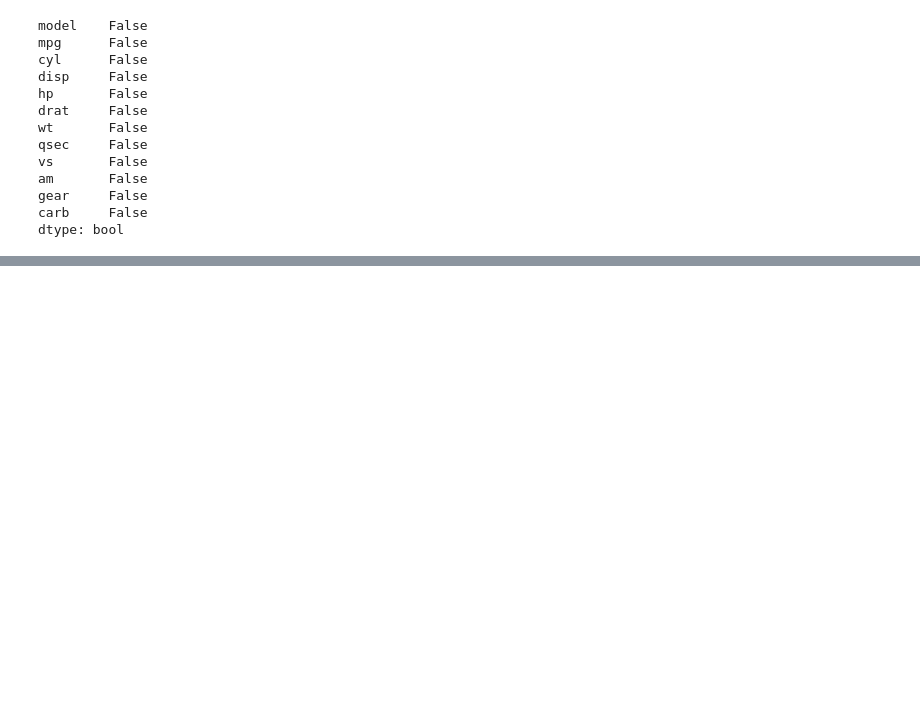
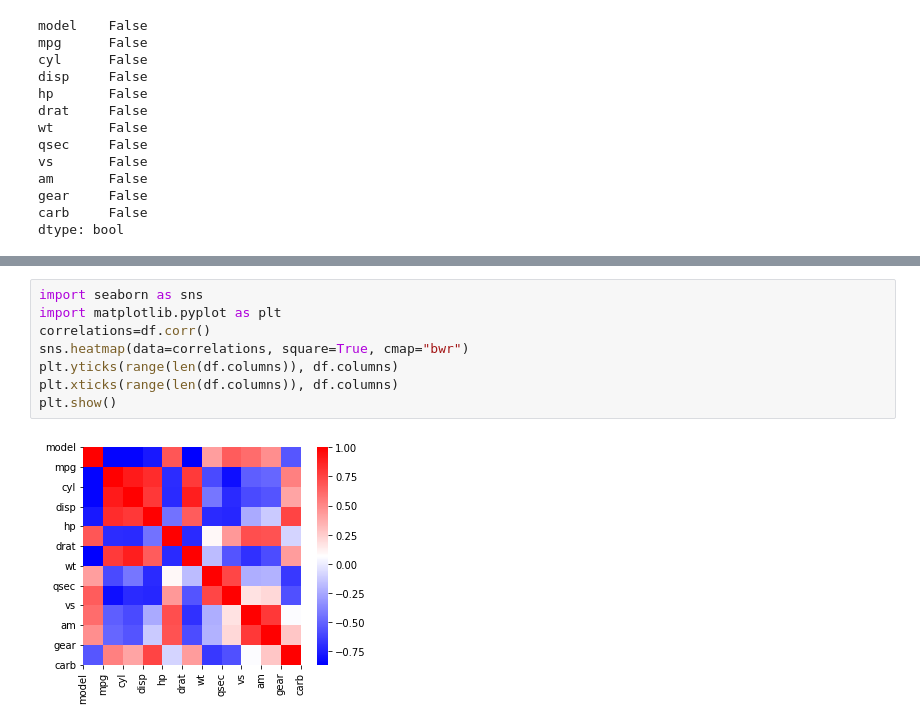
Before and after one commit to mrazzaqe/Machine-Learing, a Jupyter notebook: mtcardataset.ipynb, the cells around one changed output, grey strips where cells are left out. Cells and saved outputs as stored; diff of their text form; blank space fills up the shorter version.

```diff
--- a/mtcardataset.ipynb
+++ b/mtcardataset.ipynb
@@ -186,0 +221,10 @@ dtype: bool
+# %%
+import seaborn as sns
+import matplotlib.pyplot as plt
+correlations=df.corr()
+sns.heatmap(data=correlations, square=True, cmap="bwr")
+plt.yticks(range(len(df.columns)), df.columns)
+plt.xticks(range(len(df.columns)), df.columns)
+plt.show()
+# %% [output]
+[figure, added]
```
Also changed, not shown: parts of 5 cells of this notebook, 4 other files.
